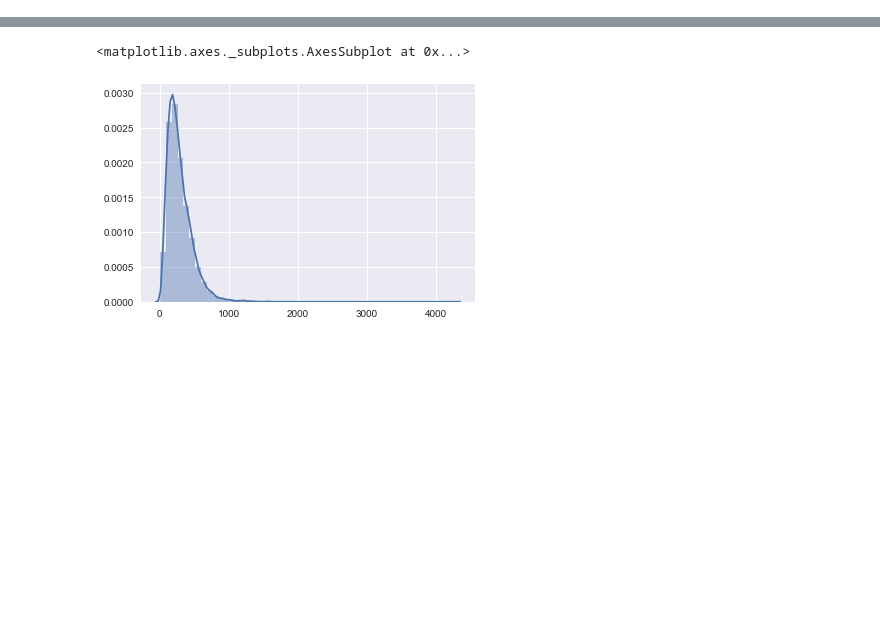
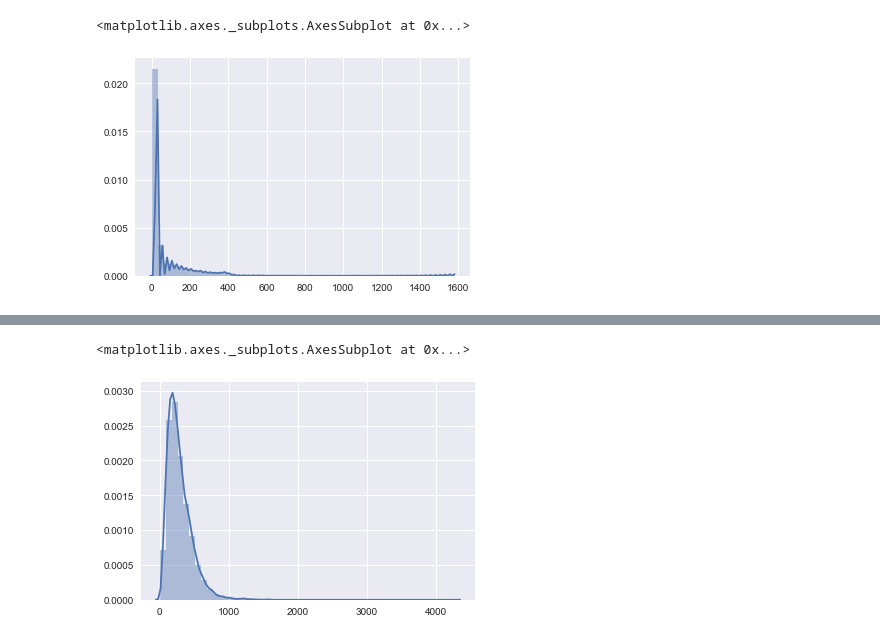
Before and after one commit to kearnsw/WebQA, a Jupyter notebook: notebooks/observe_data.ipynb, the cells around one changed output, grey strips where cells are left out. Cells and saved outputs as stored; diff of their text form; code cells hidden in the pictures; blank space fills up the shorter version.

Commit message:
detailed plots

```diff
--- a/notebooks/observe_data.ipynb
+++ b/notebooks/observe_data.ipynb
@@ -30,3 +18,0 @@ HEALTH_lengths = []
-# %%
-for line in HEALTH_lines:
-    HEALTH_lengths.append(len(line.split()))
@@ -39,2 +19,40 @@ len(combined_lengths)
+# %%
+QA_lines = open(QA).read().splitlines()
+HEALTH_lines = open(HEALTH).read().splitlines()
+
+QA_lengths = []
+for line in QA_lines:
+    question = line.split('\t')[0].split()
+    answer = line.split('\t')[1].split()
+    QA_lengths.append([len(question), len(answer)])
+
+HEALTH_lengths = []
+for line in HEALTH_lines:
+    question = line.split('\t')[0].split()
+    answer = line.split('\t')[1].split()
+    HEALTH_lengths.append([len(question), len(answer)])
+# %%
+QA_answer_lengths = []
+QA_question_lengths = []
+
+HEALTH_answer_lengths = []
+HEALTH_question_lengths = []
+
+for data in QA_lengths:
+    QA_question_lengths.append(data[0])
+    QA_answer_lengths.append(data[1])
+
+
+for data in HEALTH_lengths:
+    HEALTH_question_lengths.append(data[0])
+    HEALTH_answer_lengths.append(data[1])
+
+
+total_question_lengths = [data[0] for data in HEALTH_lengths] + [data[0] for data in QA_lengths]
+total_answer_lengths = [data[1] for data in HEALTH_lengths] + [data[1] for data in QA_lengths]
+
+total_combined_lengths = [sum(data) for data in HEALTH_lengths] + [sum(data) for data in QA_lengths]
+QA_combined_lengths = [sum(data) for data in QA_lengths]
+HEALTH_combined_lengths = [sum(data) for data in HEALTH_lengths]
 # %%
 # for the corpus combined
@@ -45,0 +64,5 @@ sns.distplot(combined_lengths)
+# %%
+sns.distplot(total_question_lengths, label="corpus question length")
+# %% [output]
+<matplotlib.axes._subplots.AxesSubplot at 0x...>
+[figure, added]
```
Also changed, not shown: parts of 15 cells of this notebook.
